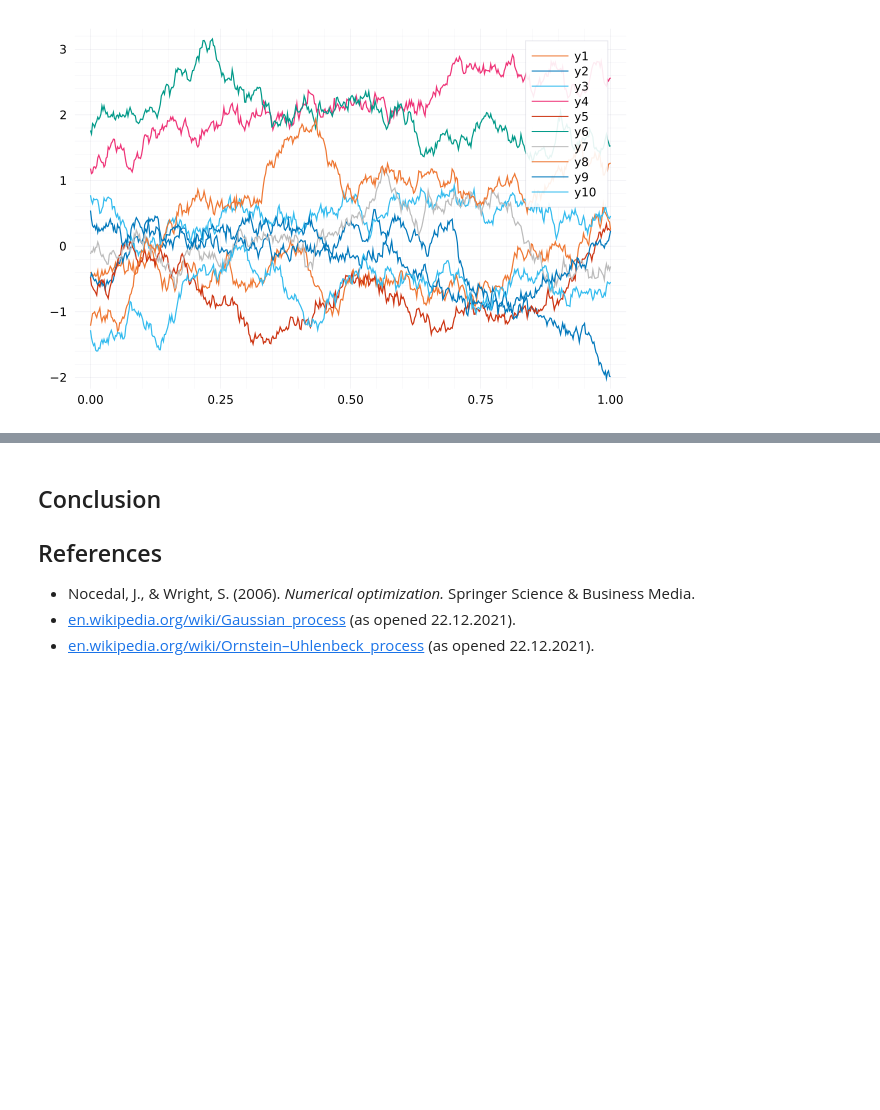
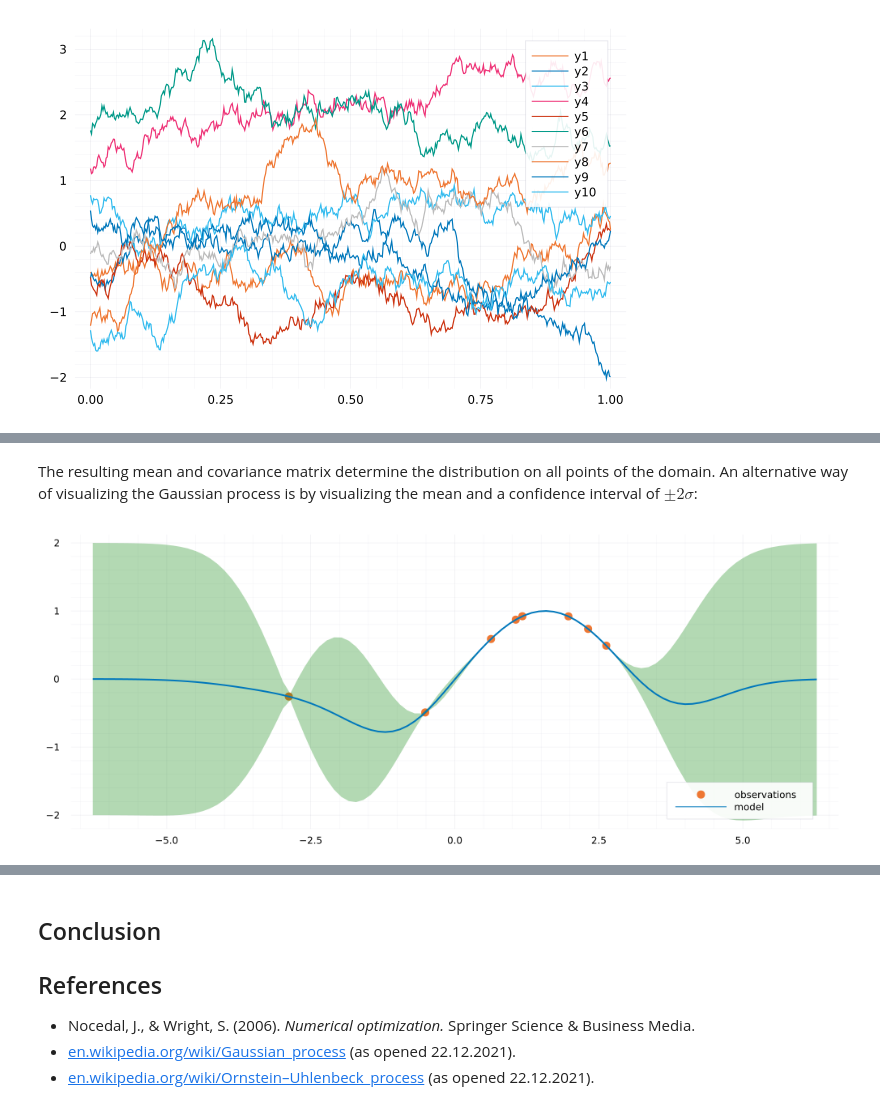
Before and after one commit to bonevbs/ml_notebooks, a Jupyter notebook: gaussian_processes.ipynb, the cells around one changed output, grey strips where cells are left out. Drawn from its saved outputs; the diff is of its cells as text; code cells hidden in the pictures; blank space fills up the shorter version.

```diff
--- a/gaussian_processes.ipynb
+++ b/gaussian_processes.ipynb
@@ -207,0 +207,10 @@ Illustration of a feed-forward neural network (source: https://en.wikipedia.org/
+# %%
+# sample observed points from the GP
+n_obs = 8
+x_obs = rand(Uniform(-π,π), n_obs)
+S_obs = [D(xa, xb, σ=σ) for xa in x_obs, xb in x_obs]
+if !isposdef(S_obs)
+  S_obs = S_obs + (1e-12 -  min(eigvals(S_obs)...)) * I
+end
+GP = MvNormal(f(x_obs), S_obs)
+f_obs = rand(GP, 1)
@@ -207,0 +223,14 @@ Illustration of a feed-forward neural network (source: https://en.wikipedia.org/
+# %%
+# plot the observations
+scatter(x_obs, f_obs, label="observations")
+
+# model the posterior GP
+σ_model = 1.0
+x_mesh = LinRange(-2*π,2*π,100)
+Σaa = K(x_obs*ones(length(x_obs))', ones(length(x_obs))*x_obs', σ=σ_model) + D(x_obs*ones(length(x_obs))', ones(length(x_obs))*x_obs', σ=σ)
+Σba = K(x_mesh*ones(length(x_obs))', ones(length(x_mesh))*x_obs', σ=σ_model)
+Σbb = K(x_mesh*ones(length(x_mesh))', ones(length(x_mesh))*x_mesh', σ=σ_model)
+
+# the regrssion part
+m = Σba * (Σaa \ f_obs) # we assume μ=0 for the prior
+S = Σbb - Σba * (Σaa \ Σba')
@@ -207,0 +255,9 @@ Illustration of a feed-forward neural network (source: https://en.wikipedia.org/
+# %% [markdown]
+The resulting mean and covariance matrix determine the distribution on all points of the domain. An alternative way of visualizing the Gaussian process is by visualizing the mean and a confidence interval of $\pm 2 \sigma$:
+# %%
+# plot the posterior mean, as well as its 2σ confidence interval
+var = sqrt.(diag(S))
+scatter(x_obs, f_obs, label="observations")
+plot!(x_mesh, m, ribbon=(2*var, 2*var), fc=:green, fa=0.3, label="model", linewidth=2, legend=:bottomright, size=(1000,400))
+# %% [output]
+[figure, added]
```
Also changed, not shown: parts of 17 cells of this notebook.
